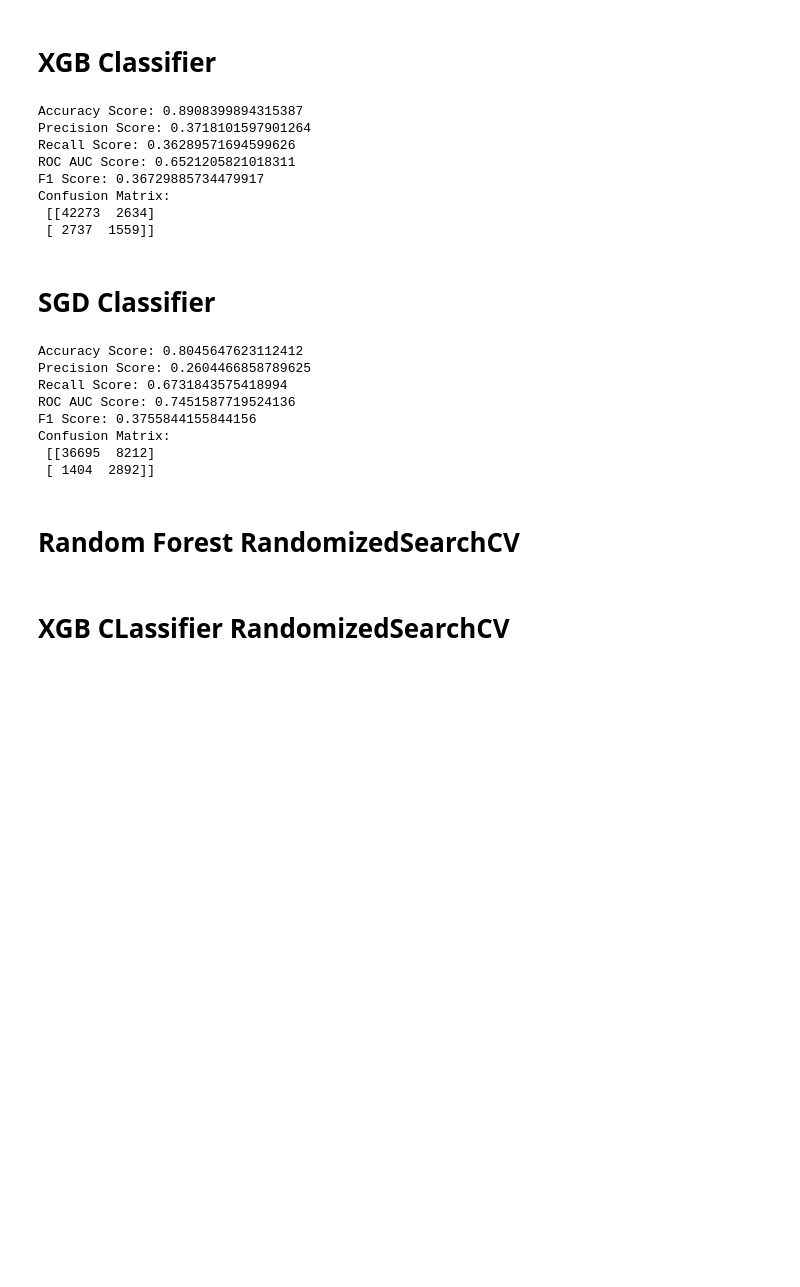
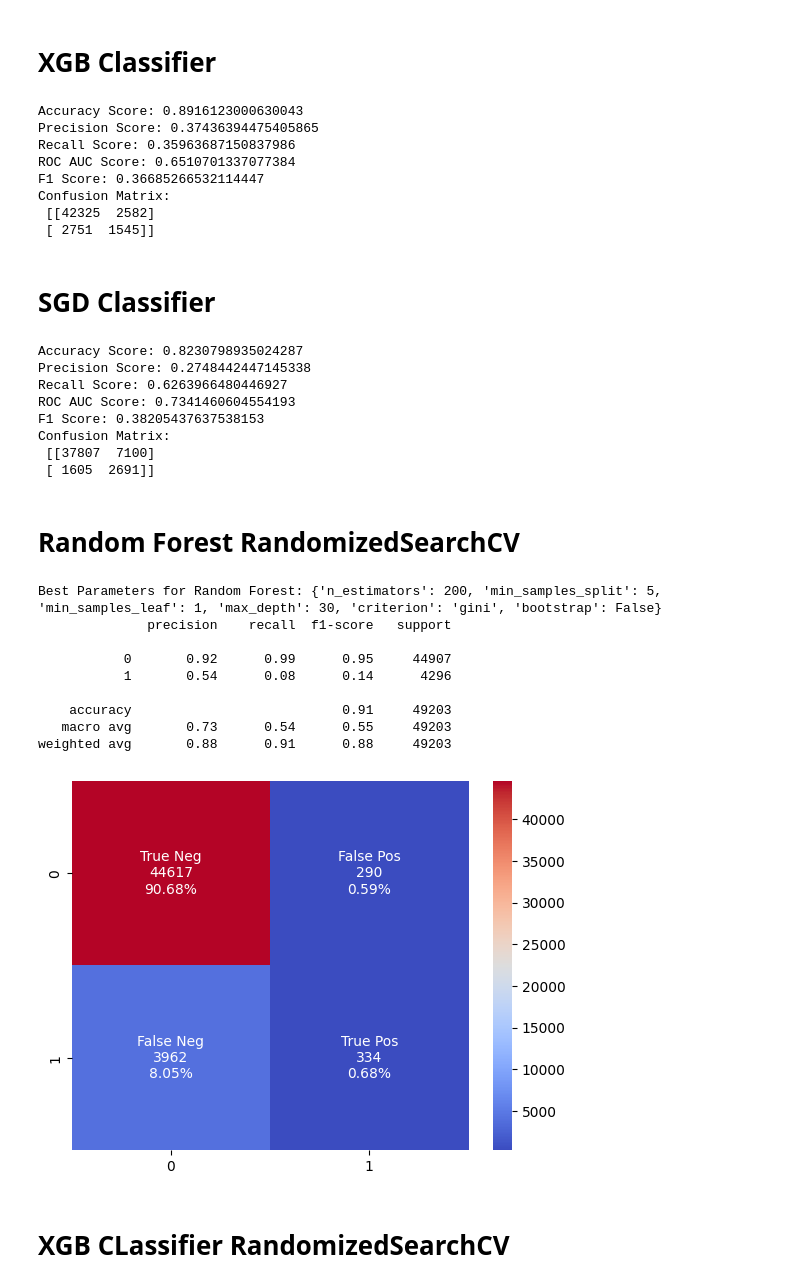
Before and after one commit to acyeow/heart_disease_ml, a Jupyter notebook: heart_disease_ml.ipynb, the cells around one changed output. Cells and saved outputs as stored; diff of their text form; code cells hidden in the pictures; blank space fills up the shorter version.

Commit message:
randomized search cross val

```diff
--- a/heart_disease_ml.ipynb
+++ b/heart_disease_ml.ipynb
@@ -512,8 +512,8 @@ weighted avg       0.88      0.91      0.88     49203
 [figure]
 # %%
 rf = RandomForestClassifier(n_estimators=100, random_state=42, class_weight={0: 1, 1: 3})
-rf.fit(X_train_resampled, y_train_resampled)
-y_pred_proba = rf.predict_proba(X_test)
+rf.fit(X_train_scaled, y_train_resampled)
+y_pred_proba = rf.predict_proba(X_test_scaled)
 threshold = 0.3
 y_pred = (y_pred_proba[:,1] >= threshold).astype('int')
 print("Accuracy Score:", accuracy_score(y_test, y_pred))
@@ -535,8 +535,8 @@ Confusion Matrix:
 # Logistic Regression
 # %%
 lr = LogisticRegression(random_state=42, class_weight={0: 1, 1: 1})
-lr.fit(X_train_resampled, y_train_resampled)
-y_pred_proba = lr.predict_proba(X_test)
+lr.fit(X_train_scaled, y_train_resampled)
+y_pred_proba = lr.predict_proba(X_test_scaled)
 threshold = 0.5
 y_pred = (y_pred_proba[:,1] >= threshold).astype('int')
 print("Accuracy Score:", accuracy_score(y_test, y_pred))
@@ -558,8 +558,8 @@ Confusion Matrix:
 # XGB Classifier
 # %%
 xgb = XGBClassifier(random_state=42)
-xgb.fit(X_train_resampled, y_train_resampled)
-y_pred_proba = xgb.predict_proba(X_test)
+xgb.fit(X_train_scaled, y_train_resampled)
+y_pred_proba = xgb.predict_proba(X_test_scaled)
 threshold = 0.3
 y_pred = (y_pred_proba[:,1] >= threshold).astype('int')
 print("Accuracy Score:", accuracy_score(y_test, y_pred))
@@ -569,20 +569,20 @@ print("ROC AUC Score:", roc_auc_score(y_test, y_pred))
 print("F1 Score:", f1_score(y_test, y_pred))
 print("Confusion Matrix:\n", confusion_matrix(y_test, y_pred))
 # %% [output]
-Accuracy Score: 0.8908399894315387
-Precision Score: 0.3718101597901264
-Recall Score: 0.36289571694599626
-ROC AUC Score: 0.6521205821018311
-F1 Score: 0.36729885734479917
+Accuracy Score: 0.8916123000630043
+Precision Score: 0.37436394475405865
+Recall Score: 0.35963687150837986
+ROC AUC Score: 0.6510701337077384
+F1 Score: 0.36685266532114447
 Confusion Matrix:
- [[42273  2634]
- [ 2737  1559]]
+ [[42325  2582]
+ [ 2751  1545]]
 # %% [markdown]
 # SGD Classifier
 # %%
 sgd_clf = SGDClassifier(max_iter=1000, tol=1e-3, random_state=42)
-sgd_clf.fit(X_train_resampled, y_train_resampled)
-y_pred_proba = sgd_clf.decision_function(X_test)
+sgd_clf.fit(X_train_scaled, y_train_resampled)
+y_pred_proba = sgd_clf.decision_function(X_test_scaled)
 threshold = 0.5
 y_pred = (y_pred_proba >= threshold).astype('int')
 print("Accuracy Score:", accuracy_score(y_test, y_pred))
@@ -592,44 +592,55 @@ print("ROC AUC Score:", roc_auc_score(y_test, y_pred))
 print("F1 Score:", f1_score(y_test, y_pred))
 print("Confusion Matrix:\n", confusion_matrix(y_test, y_pred))
 # %% [output]
-Accuracy Score: 0.8045647623112412
-Precision Score: 0.2604466858789625
-Recall Score: 0.6731843575418994
-ROC AUC Score: 0.7451587719524136
-F1 Score: 0.3755844155844156
+Accuracy Score: 0.8230798935024287
+Precision Score: 0.2748442447145338
+Recall Score: 0.6263966480446927
+ROC AUC Score: 0.7341460604554193
+F1 Score: 0.38205437637538153
 Confusion Matrix:
- [[36695  8212]
- [ 1404  2892]]
+ [[37807  7100]
+ [ 1605  2691]]
 # %% [markdown]
 # Random Forest RandomizedSearchCV
 # %%
 param_dist_rf = {
     'n_estimators': [50, 100, 200, 300],
     'max_depth': [None, 10, 20, 30],
     'min_samples_split': [2, 5, 10],
     'min_samples_leaf': [1, 2, 4],
     'bootstrap': [True, False],
     'criterion': ['gini', 'entropy'],
 }
 
 rf = RandomForestClassifier()
 
 randomized_search_rf = RandomizedSearchCV(
     rf,
     param_distributions=param_dist_rf,
     n_iter=10,
     cv=5,
     scoring='accuracy',
     random_state=42,
     n_jobs=-1
 )
 
-randomized_search_rf.fit(X_train_resampled, y_train_resampled)
+randomized_search_rf.fit(X_train_scaled, y_train_resampled)
 best_rf = randomized_search_rf.best_estimator_
 best_params_rf = randomized_search_rf.best_params_
 print("Best Parameters for Random Forest:", best_params_rf)
 
-model_evaluation(best_rf, X_test, y_test)
+model_evaluation(best_rf, X_test_scaled, y_test)
+# %% [output]
+Best Parameters for Random Forest: {'n_estimators': 200, 'min_samples_split': 5, 'min_samples_leaf': 1, 'max_depth': 30, 'criterion': 'gini', 'bootstrap': False}
+              precision    recall  f1-score   support
+
+           0       0.92      0.99      0.95     44907
+           1       0.54      0.08      0.14      4296
+
+    accuracy                           0.91     49203
+   macro avg       0.73      0.54      0.55     49203
+weighted avg       0.88      0.91      0.88     49203
+[figure, added]
 # %% [markdown]
 # XGB CLassifier RandomizedSearchCV
 # %%
```
Also changed, not shown: parts of 6 cells of this notebook.
